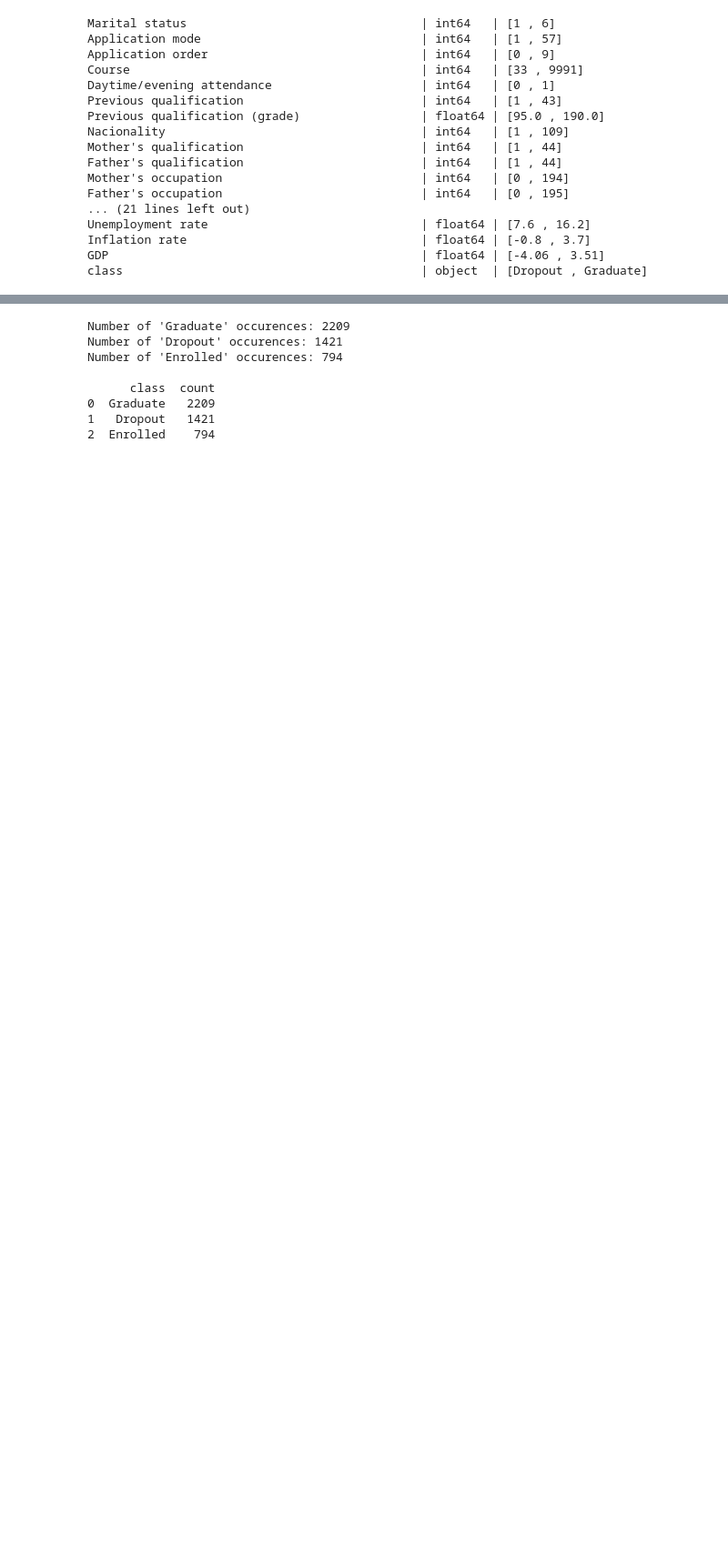
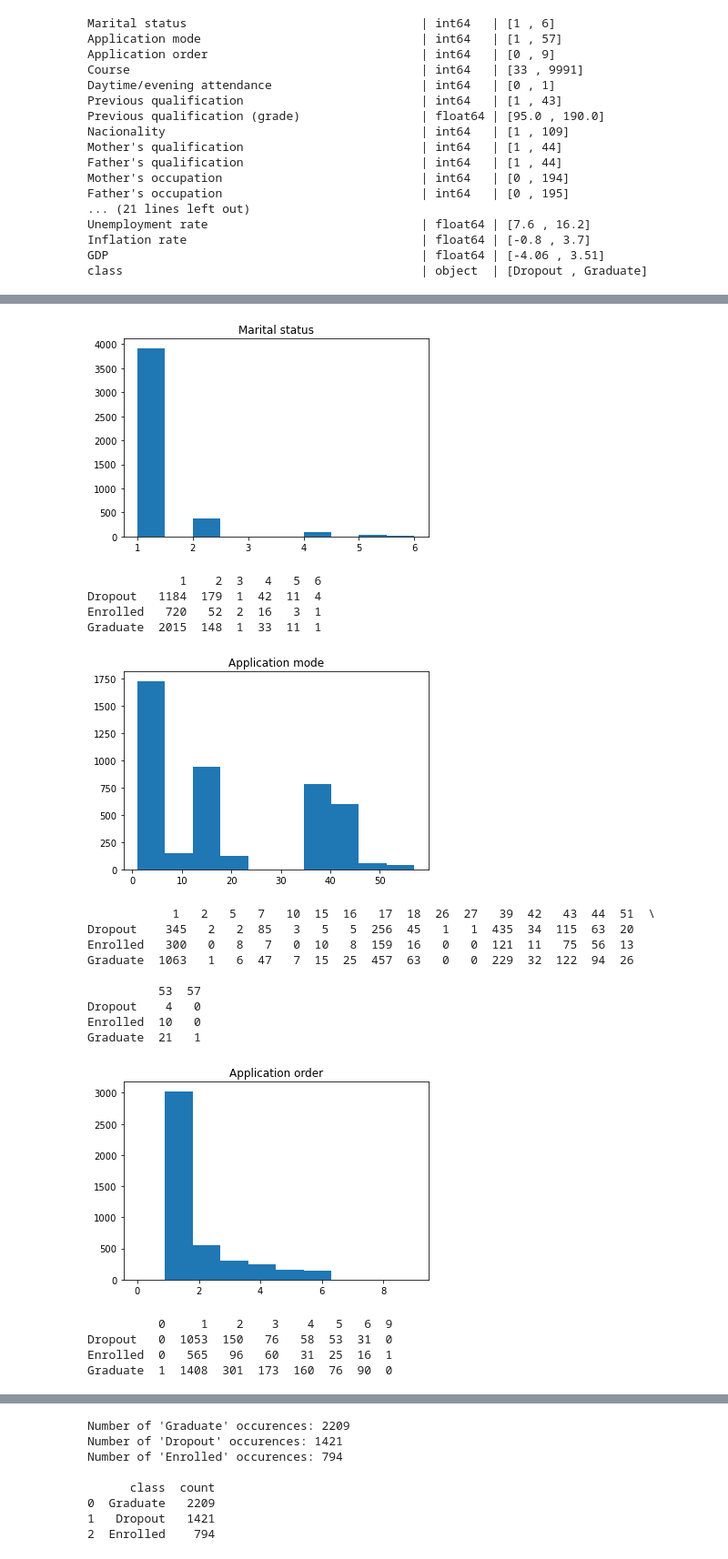
Before and after one commit to Rikenunes8/feup-ia-tp, a Jupyter notebook: TP2/src/students-dropout.ipynb, the cells around one changed output, grey strips where cells are left out. Shown at 91% size. Drawn from its saved outputs; the diff is of its cells as text; code cells hidden in the pictures; blank space fills up the shorter version.

```diff
--- a/TP2/src/students-dropout.ipynb
+++ b/TP2/src/students-dropout.ipynb
@@ -75,12 +75,12 @@ count                 4424.000000             4424.000000
 
 [5 rows x 37 columns]
 # %%
-# Get all 36 metrics used and 3 possible results
-metrics = list(data.columns)
-metrics.remove("class")
-print("Number of Metrics: {}".format(len(metrics)))
-print("Metrics: {}".format(metrics))
-values = list(data[metrics].values)
+# Get all 36 features used and 3 possible results
+features = list(data.columns)
+features.remove("class")
+print("Number of Features: {}".format(len(features)))
+print("Features: {}".format(features))
+values = list(data[features].values)
 
 classes = list(data["class"].unique())
 classes.sort()
@@ -145,22 +164,43 @@ data
 # %%
 # Histogram for each feture values and respective count of classses
 
 def count_targets_for_each_value(data, feat):
     data_aux = data[[feat, "class"]]
     d = {}
     for line in data_aux.values:
         if not line[0] in d:
             d[line[0]] = {classes[0]: 0, classes[1]: 0, classes[2]: 0}
         d[line[0]][line[1]] += 1
 
     for entry in d.keys():
         d[entry] = [d[entry][c] for c in classes]
     aux = pd.DataFrame(d, index=classes)
     return aux.reindex(sorted(aux.columns), axis=1)
 
 
 for i in range(36):
-    plt.title(metrics[i])
-    plt.hist(data[metrics[i]].values)
+    plt.title(features[i])
+    plt.hist(data[features[i]].values)
     plt.show()
-    print(count_targets_for_each_value(data, metrics[i]))
+    print(count_targets_for_each_value(data, features[i]))
+# %% [output]
+[figure, added]
+             1    2  3   4   5  6
+Dropout   1184  179  1  42  11  4
+Enrolled   720   52  2  16   3  1
+Graduate  2015  148  1  33  11  1
+[figure, added]
+            1   2   5   7   10  15  16   17  18  26  27   39  42   43  44  51  \
+Dropout    345   2   2  85   3   5   5  256  45   1   1  435  34  115  63  20
+Enrolled   300   0   8   7   0  10   8  159  16   0   0  121  11   75  56  13
+Graduate  1063   1   6  47   7  15  25  457  63   0   0  229  32  122  94  26
+
+          53  57
+Dropout    4   0
+Enrolled  10   0
+Graduate  21   1
+[figure, added]
+          0     1    2    3    4   5   6  9
+Dropout   0  1053  150   76   58  53  31  0
+Enrolled  0   565   96   60   31  25  16  1
+Graduate  1  1408  301  173  160  76  90  0
```
Also changed, not shown: parts of 11 cells of this notebook.
